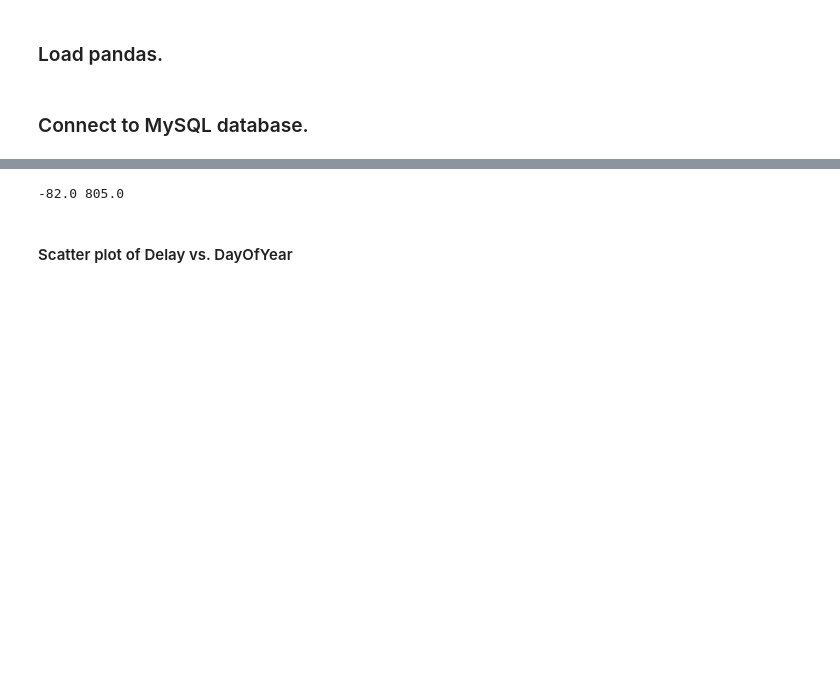
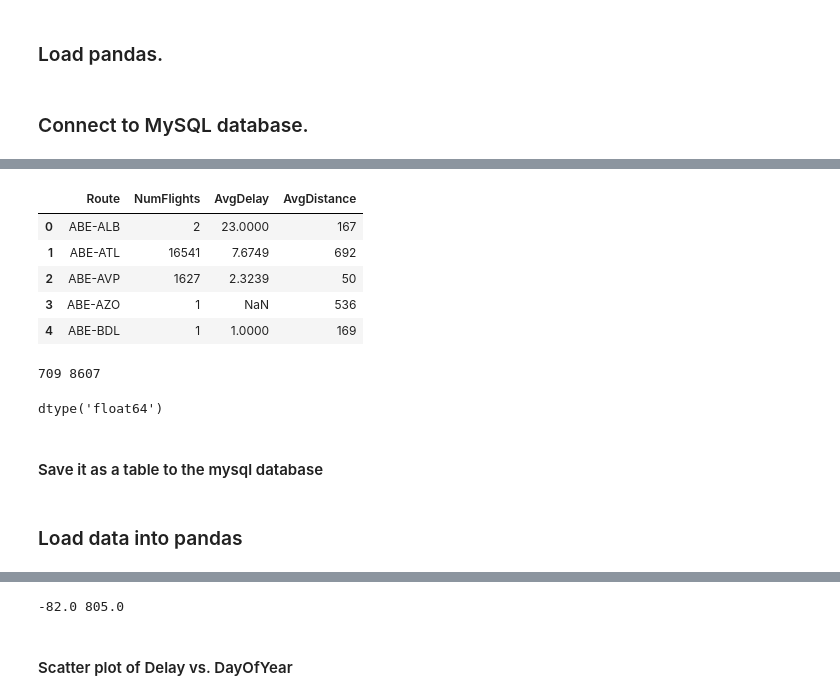
Before and after one commit to mqk/DelayMeNot, a Jupyter notebook: notebooks/model.ipynb, the cells around one changed output, grey strips where cells are left out. Drawn from its saved outputs; the diff is of its cells as text; code cells hidden in the pictures; blank space fills up the shorter version.

```diff
--- a/notebooks/model.ipynb
+++ b/notebooks/model.ipynb
@@ -31,0 +20,11 @@ Contains 105628 rows.
+# %%
+import time
+
+cur = db.cursor()
+time0 = time.time()
+cur.execute("select Concat(Origin, '-', Dest) as Route, count(*), avg(ArrDelay), avg(Distance) from flights group by Route;")
+rows = cur.fetchall()
+td = time.time() - time0
+
+print 'Found %d unique flight paths.' % len(rows)
+print 'That took %d minutes and %d seconds.' % (td//60,td%60)
@@ -31,0 +46,22 @@ Contains 105628 rows.
+# %%
+df = DataFrame(list(rows),columns=['Route','NumFlights','AvgDelay','AvgDistance'])
+df[['AvgDelay', 'AvgDistance']] = df[['AvgDelay', 'AvgDistance']].astype(float)
+df.head()
+# %% [output]
+|  | Route | NumFlights | AvgDelay | AvgDistance |
+| 0 | ABE-ALB | 2 | 23.0000 | 167 |
+| 1 | ABE-ATL | 16541 | 7.6749 | 692 |
+| 2 | ABE-AVP | 1627 | 2.3239 | 50 |
+| 3 | ABE-AZO | 1 | NaN | 536 |
+| 4 | ABE-BDL | 1 | 1.0000 | 169 |
+# %%
+ind, = np.where(df['NumFlights'] > 50000.0)
+print len(ind), len(df)
+# %% [output]
+709 8607
+# %%
+df['AvgDelay'].dtype
+# %% [output]
+dtype('float64')
+# %% [markdown]
+#### Save it as a table to the mysql database ####
@@ -31,0 +100,2 @@ Contains 105628 rows.
+# %% [markdown]
+### Load data into pandas ###
```
Also changed, not shown: parts of 26 cells of this notebook, 34 other files.
